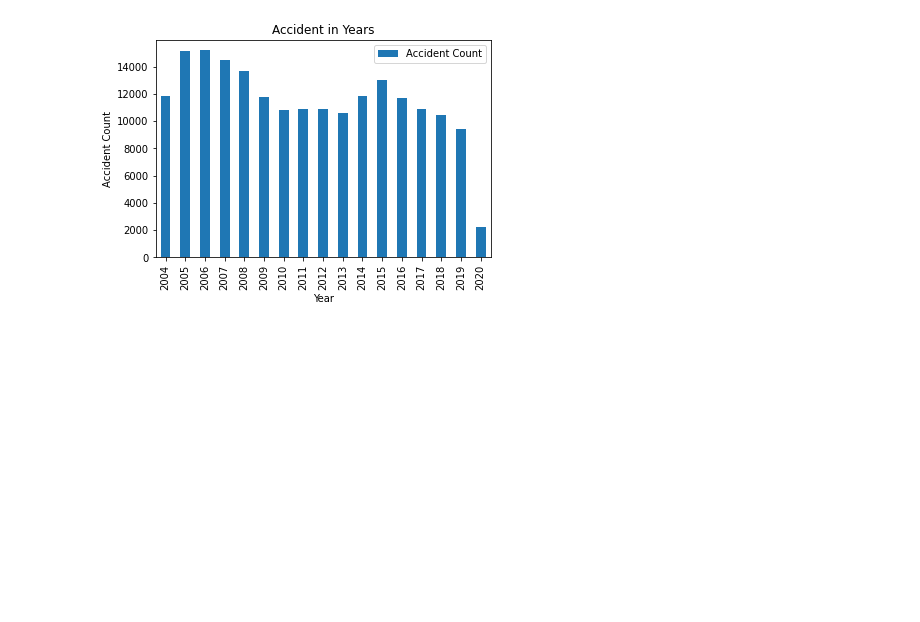
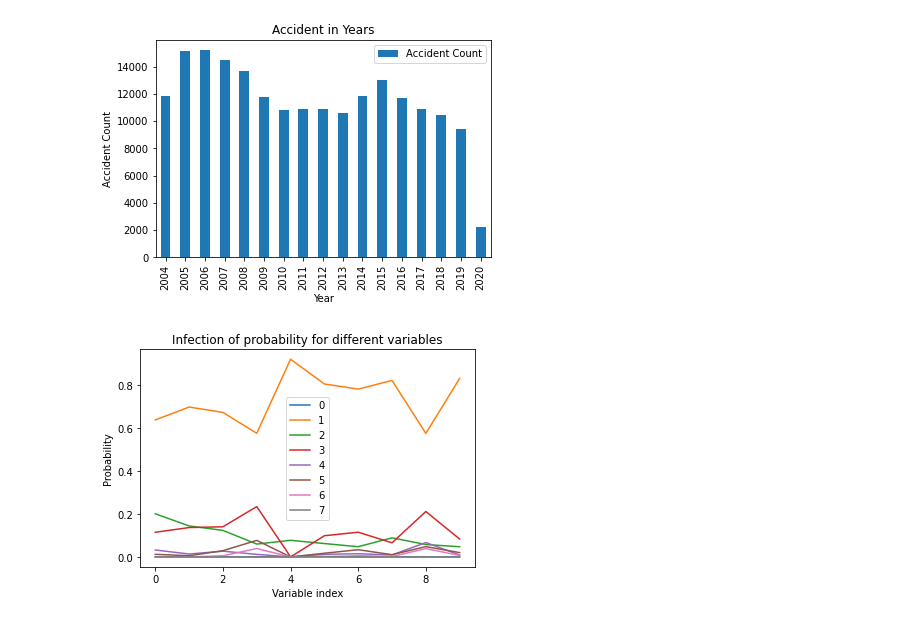
Before and after one commit to Mick235711/Coursera_Capstone, a Jupyter notebook: report.ipynb, the cells around one changed output. Drawn from its saved outputs; the diff is of its cells as text; code cells hidden in the pictures; blank space fills up the shorter version.

```diff
--- a/report.ipynb
+++ b/report.ipynb
@@ -215,3 +215,13 @@ plt.title("Accident in Years")
 plt.savefig("images/accident_years.png")
 # %% [output]
 [figure]
+# %%
+# Plot of predict values
+plt.plot(range(0, 10), clf.predict_proba([[(1 if i == j else 0) for j in range(0, 10)] for i in range(0, 10)]))
+plt.xlabel('Variable index')
+plt.ylabel('Probability')
+plt.legend(range(0, 10))
+plt.title('Infection of probability for different variables')
+plt.savefig('images/prob_line.png')
+# %% [output]
+[figure, added]
```
Also changed, not shown: parts of 1 cell of this notebook, 1 other file.
